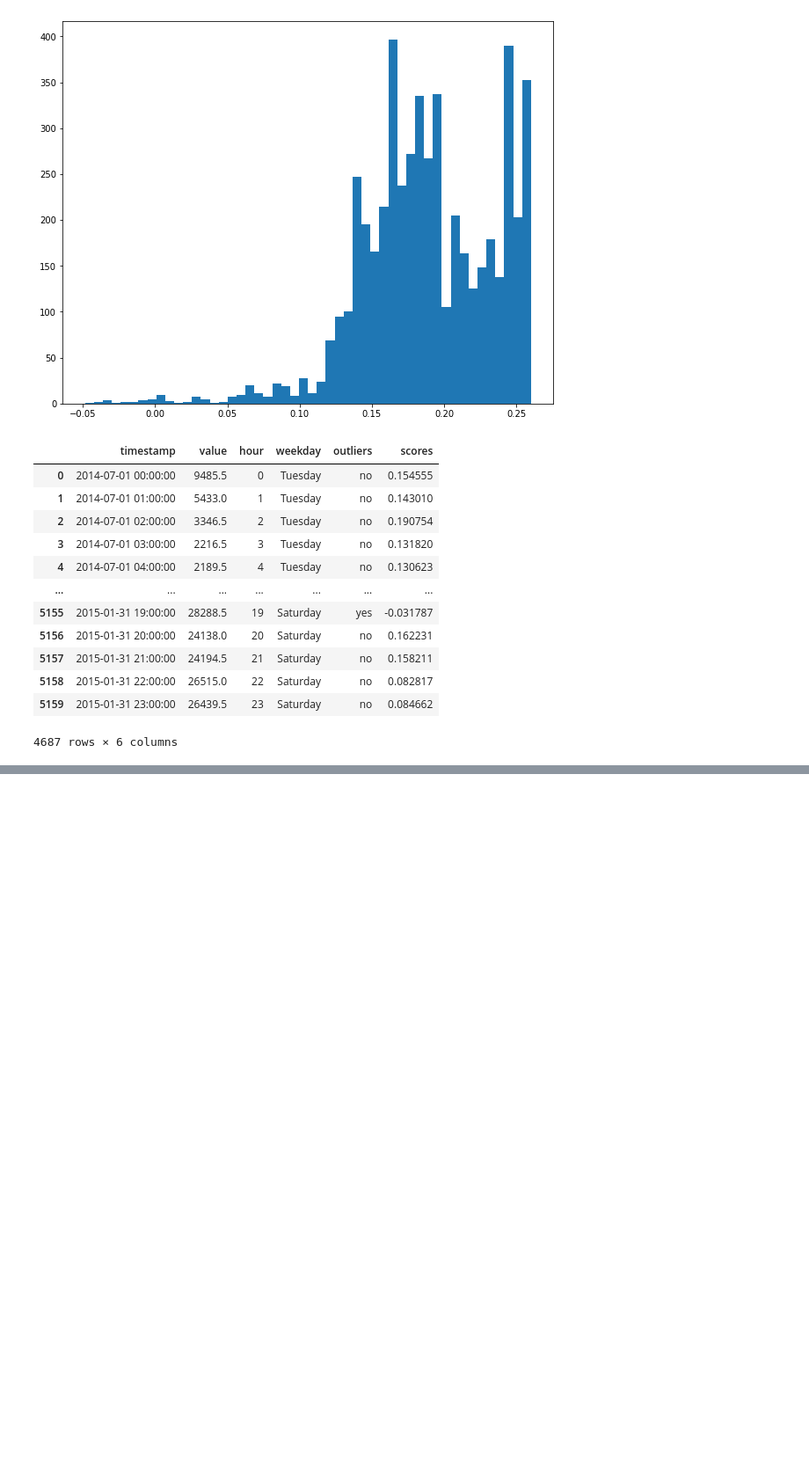
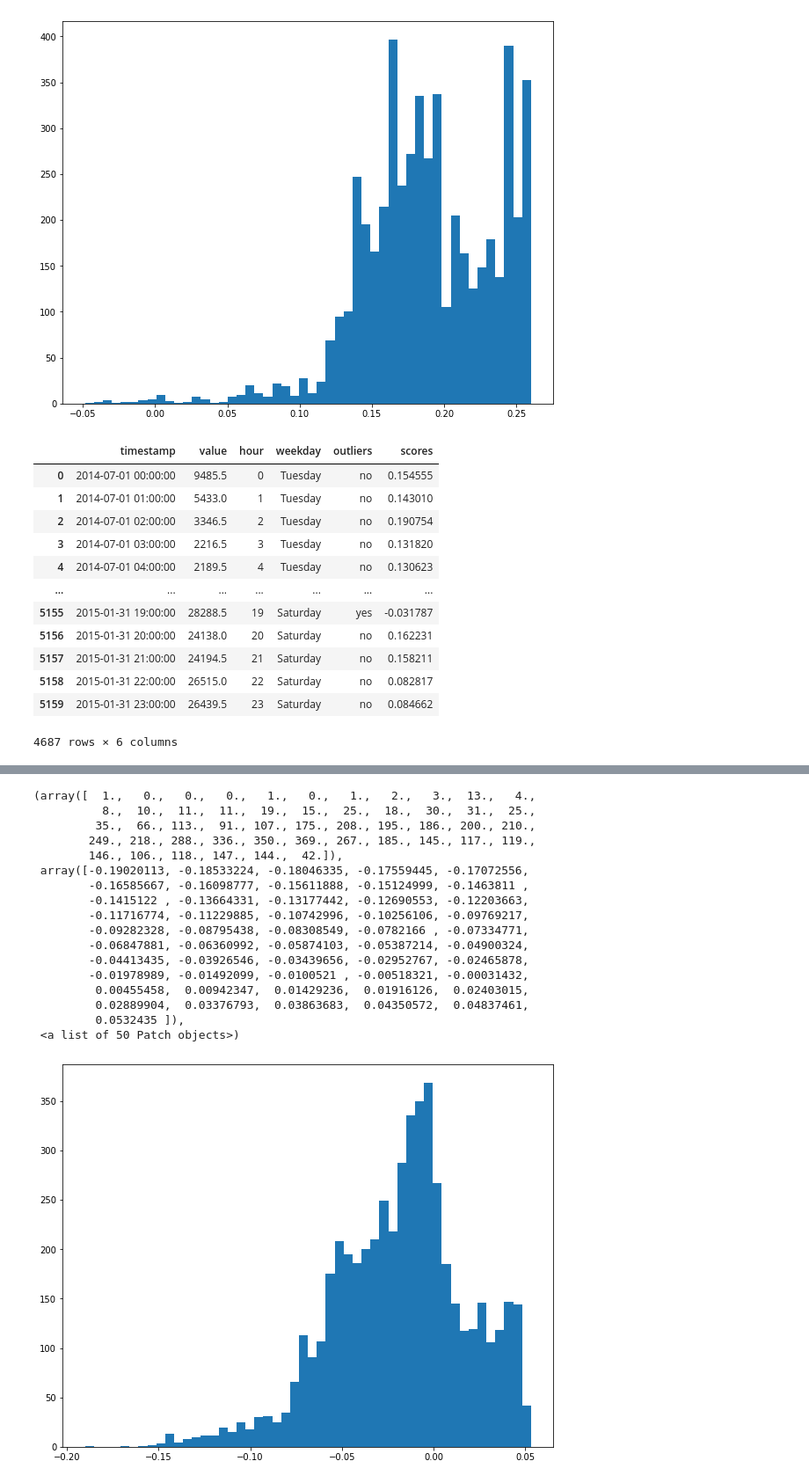
Before and after one commit to shelly2904/DATA_SCIENCE, a Jupyter notebook: Time Series/Anomaly_Detection_Algorithm.ipynb, the cells around one changed output, grey strips where cells are left out. Shown at 88% size. Drawn from its saved outputs; the diff is of its cells as text; code cells hidden in the pictures; blank space fills up the shorter version.

Commit message:
Adding Isolation Forest FE

```diff
--- a/Time Series/Anomaly_Detection_Algorithm.ipynb
+++ b/Time Series/Anomaly_Detection_Algorithm.ipynb
@@ -326,0 +347,7 @@ df.query('scores < 0.25')
+# %%
+df_final['day'] = df.timestamp.dt.weekday
+# %%
+data =df_final[['day', 'hour', 'value']]
+# %%
+model1 = IsolationForest(contamination=0.005, max_features=3, max_samples=0.8, n_estimators=200)
+model1.fit(data)
@@ -326,0 +391,23 @@ df.query('scores < 0.25')
+# %%
+score = model.decision_function(data)
+# %%
+plt.hist(score, bins=50)
+# %% [output]
+(array([  1.,   0.,   0.,   0.,   1.,   0.,   1.,   2.,   3.,  13.,   4.,
+          8.,  10.,  11.,  11.,  19.,  15.,  25.,  18.,  30.,  31.,  25.,
+         35.,  66., 113.,  91., 107., 175., 208., 195., 186., 200., 210.,
+        249., 218., 288., 336., 350., 369., 267., 185., 145., 117., 119.,
+        146., 106., 118., 147., 144.,  42.]),
+ array([-0.19020113, -0.18533224, -0.18046335, -0.17559445, -0.17072556,
+        -0.16585667, -0.16098777, -0.15611888, -0.15124999, -0.1463811 ,
+        -0.1415122 , -0.13664331, -0.13177442, -0.12690553, -0.12203663,
+        -0.11716774, -0.11229885, -0.10742996, -0.10256106, -0.09769217,
+        -0.09282328, -0.08795438, -0.08308549, -0.0782166 , -0.07334771,
+        -0.06847881, -0.06360992, -0.05874103, -0.05387214, -0.04900324,
+        -0.04413435, -0.03926546, -0.03439656, -0.02952767, -0.02465878,
+        -0.01978989, -0.01492099, -0.0100521 , -0.00518321, -0.00031432,
+         0.00455458,  0.00942347,  0.01429236,  0.01916126,  0.02403015,
+         0.02889904,  0.03376793,  0.03863683,  0.04350572,  0.04837461,
+         0.0532435 ]),
+ <a list of 50 Patch objects>)
+[figure, added]
```
Also changed, not shown: parts of 10 cells of this notebook.
